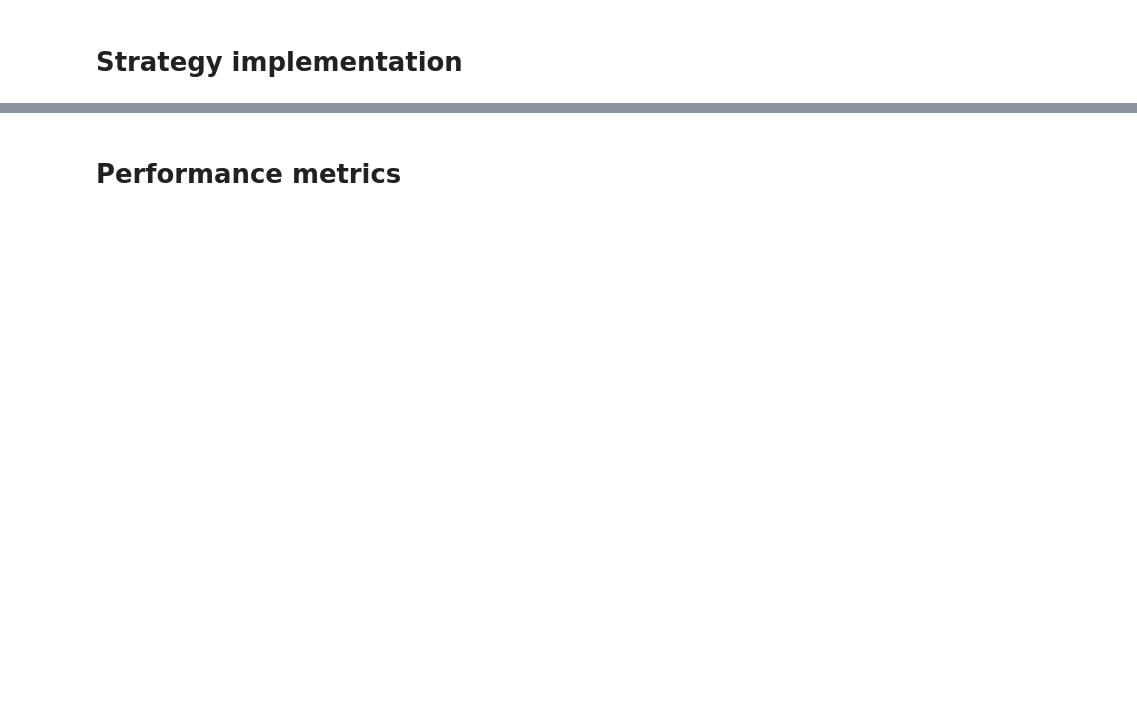
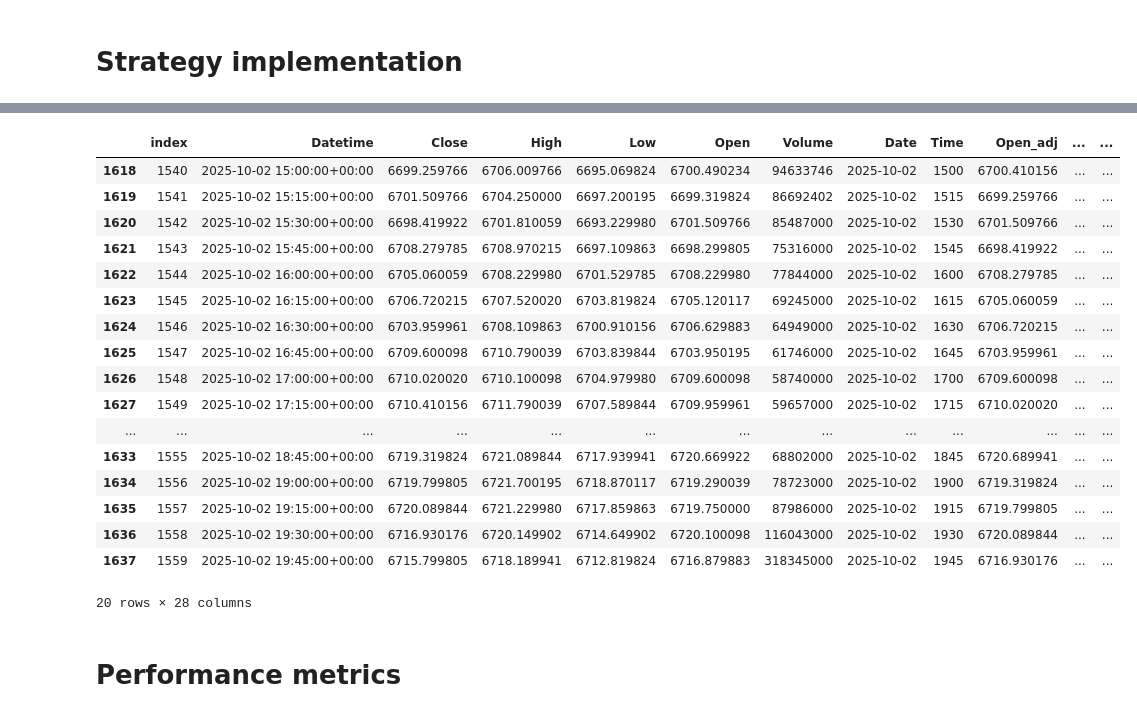
Before and after one commit to willyuyasan/airflow_predictive, a Jupyter notebook: dags/src/trading/Sp500_15m_strategy_v3.ipynb, the cells around one changed output, grey strips where cells are left out. Saved outputs shown, nothing was run; the diff lists cells and outputs as text; code cells hidden in the pictures; blank space fills up the shorter version.

```diff
--- a/dags/src/trading/Sp500_15m_strategy_v3.ipynb
+++ b/dags/src/trading/Sp500_15m_strategy_v3.ipynb
@@ -171,5 +197,30 @@ signal
 -1          42
 Name: count, dtype: int64
+# %%
+force_dt = datetime.datetime.strptime('2025-10-02 15:00:00', '%Y-%m-%d %H:%M:%S')
+utc=pytz.UTC
+force_dt = force_dt.replace(tzinfo=utc)
+
+data_e2_df[data_e2_df['Datetime'] >= force_dt]
+# %% [output]
+|  | index | Datetime | Close | High | Low | Open | Volume | Date | Time | Open_adj | ... | ... |
+| 1618 | 1540 | 2025-10-02 15:00:00+00:00 | 6699.259766 | 6706.009766 | 6695.069824 | 6700.490234 | 94633746 | 2025-10-02 | 1500 | 6700.410156 | ... | ... |
+| 1619 | 1541 | 2025-10-02 15:15:00+00:00 | 6701.509766 | 6704.250000 | 6697.200195 | 6699.319824 | 86692402 | 2025-10-02 | 1515 | 6699.259766 | ... | ... |
+| 1620 | 1542 | 2025-10-02 15:30:00+00:00 | 6698.419922 | 6701.810059 | 6693.229980 | 6701.509766 | 85487000 | 2025-10-02 | 1530 | 6701.509766 | ... | ... |
+| 1621 | 1543 | 2025-10-02 15:45:00+00:00 | 6708.279785 | 6708.970215 | 6697.109863 | 6698.299805 | 75316000 | 2025-10-02 | 1545 | 6698.419922 | ... | ... |
+| 1622 | 1544 | 2025-10-02 16:00:00+00:00 | 6705.060059 | 6708.229980 | 6701.529785 | 6708.229980 | 77844000 | 2025-10-02 | 1600 | 6708.279785 | ... | ... |
+| 1623 | 1545 | 2025-10-02 16:15:00+00:00 | 6706.720215 | 6707.520020 | 6703.819824 | 6705.120117 | 69245000 | 2025-10-02 | 1615 | 6705.060059 | ... | ... |
+| 1624 | 1546 | 2025-10-02 16:30:00+00:00 | 6703.959961 | 6708.109863 | 6700.910156 | 6706.629883 | 64949000 | 2025-10-02 | 1630 | 6706.720215 | ... | ... |
+| 1625 | 1547 | 2025-10-02 16:45:00+00:00 | 6709.600098 | 6710.790039 | 6703.839844 | 6703.950195 | 61746000 | 2025-10-02 | 1645 | 6703.959961 | ... | ... |
+| 1626 | 1548 | 2025-10-02 17:00:00+00:00 | 6710.020020 | 6710.100098 | 6704.979980 | 6709.600098 | 58740000 | 2025-10-02 | 1700 | 6709.600098 | ... | ... |
+| 1627 | 1549 | 2025-10-02 17:15:00+00:00 | 6710.410156 | 6711.790039 | 6707.589844 | 6709.959961 | 59657000 | 2025-10-02 | 1715 | 6710.020020 | ... | ... |
+| ... | ... | ... | ... | ... | ... | ... | ... | ... | ... | ... | ... | ... |
+| 1633 | 1555 | 2025-10-02 18:45:00+00:00 | 6719.319824 | 6721.089844 | 6717.939941 | 6720.669922 | 68802000 | 2025-10-02 | 1845 | 6720.689941 | ... | ... |
+| 1634 | 1556 | 2025-10-02 19:00:00+00:00 | 6719.799805 | 6721.700195 | 6718.870117 | 6719.290039 | 78723000 | 2025-10-02 | 1900 | 6719.319824 | ... | ... |
+| 1635 | 1557 | 2025-10-02 19:15:00+00:00 | 6720.089844 | 6721.229980 | 6717.859863 | 6719.750000 | 87986000 | 2025-10-02 | 1915 | 6719.799805 | ... | ... |
+| 1636 | 1558 | 2025-10-02 19:30:00+00:00 | 6716.930176 | 6720.149902 | 6714.649902 | 6720.100098 | 116043000 | 2025-10-02 | 1930 | 6720.089844 | ... | ... |
+| 1637 | 1559 | 2025-10-02 19:45:00+00:00 | 6715.799805 | 6718.189941 | 6712.819824 | 6716.879883 | 318345000 | 2025-10-02 | 1945 | 6716.930176 | ... | ... |
+20 rows × 28 columns
 # %%
 #data_e21_df = data_e2_df[(data_e2_df['index'] >= 200)&(data_e2_df['index'] <= 300)].copy()
 #data_e21_df = data_e21_df.reset_index(drop=True).copy()
```
Also changed, not shown: parts of 11 cells of this notebook, 5 other files.
